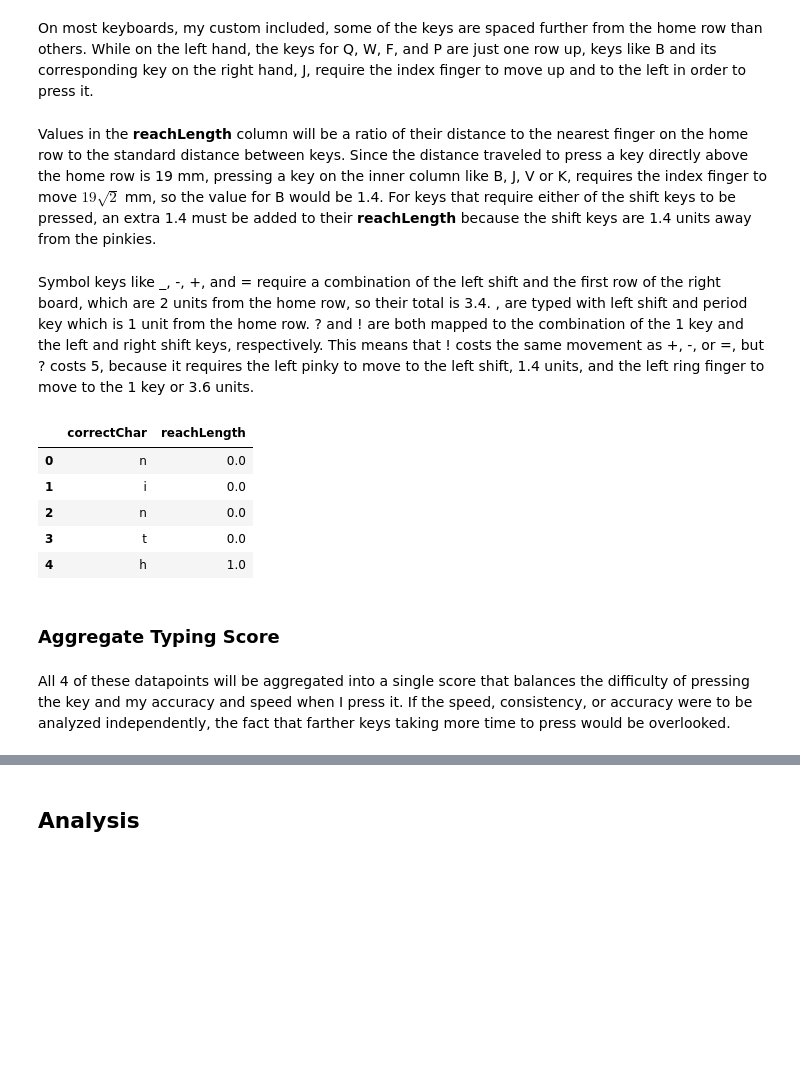
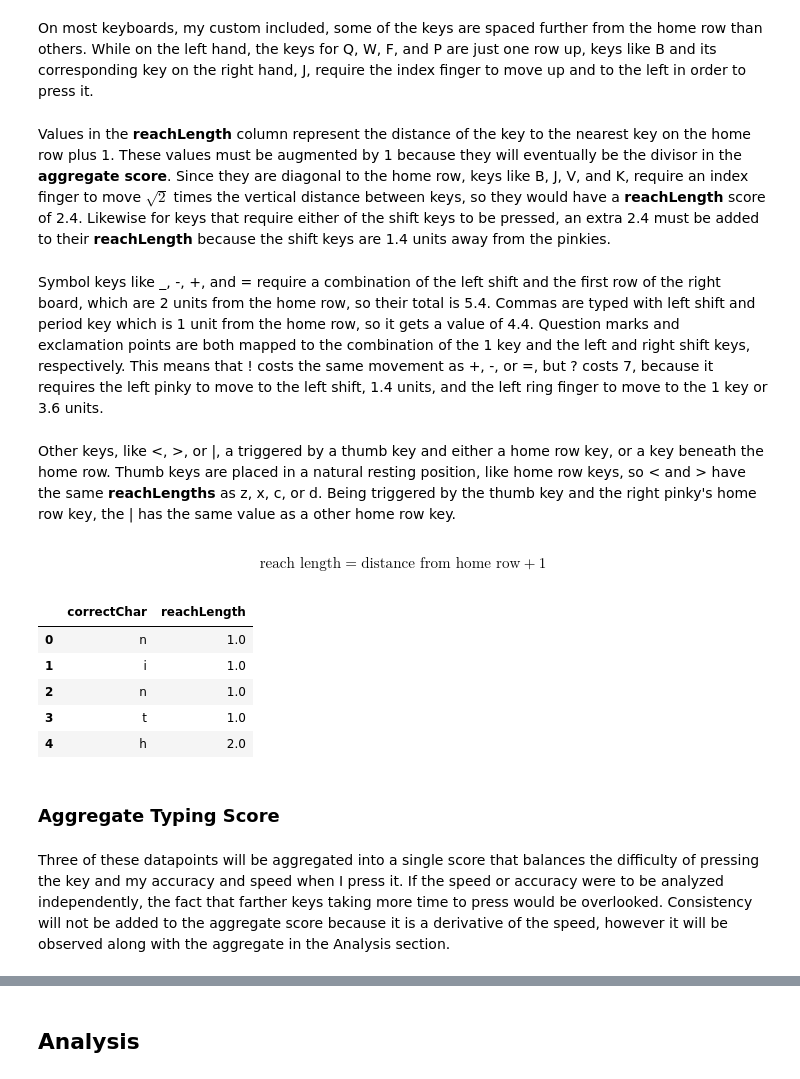
Before and after one commit to rmchorgh/MonkeyTypeMachineLearn, a Jupyter notebook: main.ipynb, the cells around one changed output, grey strips where cells are left out. Drawn from its saved outputs; the diff is of its cells as text; code cells hidden in the pictures; blank space fills up the shorter version.

```diff
--- a/main.ipynb
+++ b/main.ipynb
@@ -341,7 +341,7 @@ while i < len(df) - 1:
 
 	# Set the column values in the word to the accuracy score
 	for k in range(i, j + 1):
-		df.at[k, 'acc'] = ((j - i) / len(aw)) - 1
+		df.at[k, 'acc'] = (j - i) / len(aw)
 
 	i = j
 
@@ -367,47 +367,51 @@ df[['activeWord', 'lastChar', 'acc']].head(13)
 # %% [markdown]
 On most keyboards, my custom included, some of the keys are spaced further from the home row than others. While on the left hand, the keys for Q, W, F, and P are just one row up, keys like B and its corresponding key on the right hand, J, require the index finger to move up and to the left in order to press it.
 # %% [markdown]
-Values in the __reachLength__ column will be a ratio of their distance to the nearest finger on the home row to the standard distance between keys. Since the distance traveled to press a key directly above the home row is 19 mm, pressing a key on the inner column like B, J, V or K, requires the index finger to move $19 \sqrt{2}$ mm, so the value for B would be 1.4. For keys that require either of the shift keys to be pressed, an extra 1.4 must be added to their __reachLength__ because the shift keys are 1.4 units away from the pinkies.
+Values in the __reachLength__ column represent the distance of the key to the nearest key on the home row plus 1. These values must be augmented by 1 because they will eventually be the divisor in the __aggregate score__. Since they are diagonal to the home row, keys like B, J, V, and K, require an index finger to move $\sqrt{2}$ times the vertical distance between keys, so they would have a __reachLength__ score of 2.4. Likewise for keys that require either of the shift keys to be pressed, an extra 2.4 must be added to their __reachLength__ because the shift keys are 1.4 units away from the pinkies.
 # %% [markdown]
-Symbol keys like _, -, +, and = require a combination of the left shift and the first row of the right board, which are 2 units from the home row, so their total is 3.4. , are typed with left shift and period key which is 1 unit from the home row. ? and ! are both mapped to the combination of the 1 key and the left and right shift keys, respectively. This means that ! costs the same movement as +, -, or =, but ? costs 5, because it requires the left pinky to move to the left shift, 1.4 units, and the left ring finger to move to the 1 key or 3.6 units.
+Symbol keys like _, -, +, and = require a combination of the left shift and the first row of the right board, which are 2 units from the home row, so their total is 5.4. Commas are typed with left shift and period key which is 1 unit from the home row, so it gets a value of 4.4. Question marks and exclamation points are both mapped to the combination of the 1 key and the left and right shift keys, respectively. This means that ! costs the same movement as +, -, or =, but ? costs 7, because it requires the left pinky to move to the left shift, 1.4 units, and the left ring finger to move to the 1 key or 3.6 units.
+# %% [markdown]
+Other keys, like <, >, or |, a triggered by a thumb key and either a home row key, or a key beneath the home row. Thumb keys are placed in a natural resting position, like home row keys, so < and > have the same __reachLengths__ as z, x, c, or d. Being triggered by the thumb key and the right pinky's home row key, the | has the same value as a other home row key.
+# %% [markdown]
+$$\text{reach length} = \text{distance from home row} + 1$$
 # %%
 def reachLength(x):
 	# Is the key more than 1 unit away
 	char = 'shiftReq' if x.lower() != x or x in [',', '-', '_', '+', '=', '!', '?'] else x
 
 	# Is the key in the middle column
 	if char in 'bvjk':
-		return 1.4
+		return 2.4
 	# Does the key need a shift key
 	elif char == 'shiftReq':
 		if x in ['_', '-', '+', '=', '!']:
-			return 3.4
+			return 5.4
 		elif x == '?':
-			return 5
+			return 7
 		elif x == ',':
-			return 2.4
+			return 4.4
 		# Is the key a capital letter
-		return 1.4 + reachLength(x.lower())
+		return 2.4 + reachLength(x.lower())
 	# Is the key on the home row
-	elif char in 'asrtnei;':
-		return 0
+	elif char in 'asrtnei;|':
+		return 1
 	# Every other key
 	else:
-		return 1
+		return 2
 
 # Apply the above function to the dataset
 df['reachLength'] = df.correctChar.apply(reachLength)
 
 # Show results
 df[['correctChar', 'reachLength']].head()
 # %% [output]
 |  | correctChar | reachLength |
-| 0 | n | 0.0 |
-| 1 | i | 0.0 |
-| 2 | n | 0.0 |
-| 3 | t | 0.0 |
-| 4 | h | 1.0 |
+| 0 | n | 1.0 |
+| 1 | i | 1.0 |
+| 2 | n | 1.0 |
+| 3 | t | 1.0 |
+| 4 | h | 2.0 |
 # %% [markdown]
 ### Aggregate Typing Score
 # %% [markdown]
-All 4 of these datapoints will be aggregated into a single score that balances the difficulty of pressing the key and my accuracy and speed when I press it. If the speed, consistency, or accuracy were to be analyzed independently, the fact that farther keys taking more time to press would be overlooked.
+Three of these datapoints will be aggregated into a single score that balances the difficulty of pressing the key and my accuracy and speed when I press it. If the speed or accuracy were to be analyzed independently, the fact that farther keys taking more time to press would be overlooked. Consistency will not be added to the aggregate score because it is a derivative of the speed, however it will be observed along with the aggregate in the Analysis section.
```
Also changed, not shown: parts of 12 cells of this notebook, 2 other files.
